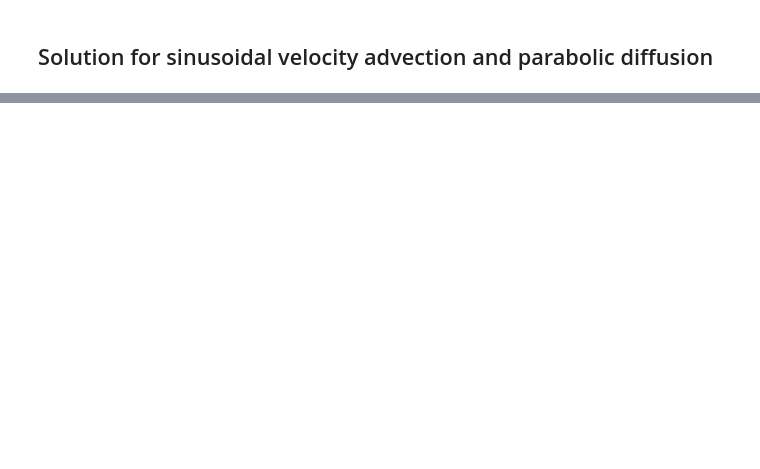
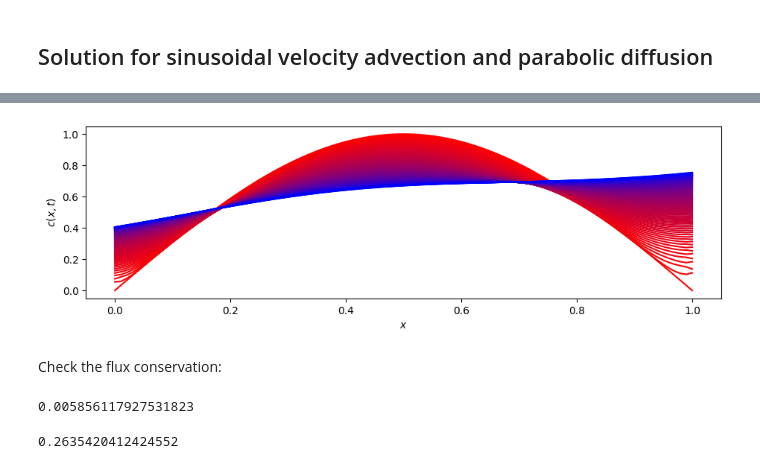
Before and after one commit to alanPalma25/Inverse-PINN-in-Porous-Media, a Jupyter notebook: ad_varying_data.ipynb, the cells around one changed output, grey strips where cells are left out. Drawn from its saved outputs; the diff is of its cells as text; code cells hidden in the pictures; blank space fills up the shorter version.

```diff
--- a/ad_varying_data.ipynb
+++ b/ad_varying_data.ipynb
@@ -367,2 +533,4 @@ solver_test2 = CrankNicolsonSolver(x_min=0, x_max=1, nx=100, t_min=0, t_max=0.1,
 # %%
 D_test2, u_test2, t_test2, x_test2, c_test2 = solver_test2.solve()
+# %%
+_, _, t_test2_NBCs, x_test2_NCs, c_test2_NBCs = solver_test2_NBCs.solve()
@@ -385,0 +573,26 @@ plt.show()
+# %%
+# Figure environment
+# Plotting
+R = np.linspace(1, 0, solver_test2.nt)
+G = 0
+B = np.linspace(0, 1, solver_test2.nt)
+
+plt.figure(figsize=(11,3))
+
+for j in range(solver_test2.nt):
+    plt.plot(x_test2, c_test2_NBCs[:, j] , color = [R[j], G, B[j]])
+
+plt.xlabel(r"$x$")
+plt.ylabel(r"$c(x,t)$")
+# plt.ylim(0, 4.)
+plt.show()
+# %% [output]
+[figure, added]
+# %% [markdown]
+Check the flux conservation:
+# %%
+# Total mass should be ~constant over time
+mass = np.trapz(solver_test2_NBCs.c, solver_test2_NBCs.x, axis=0)
+print(mass.max() - mass.min())  # should be near 0
+# %% [output]
+0.005856117927531823
@@ -386,2 +606,6 @@ plt.show()
+# %%
+print(f.mean())  # should be near 0
+# %% [output]
+0.2635420412424552
 # %%
 # Save the data
```
Also changed, not shown: parts of 15 cells of this notebook.
